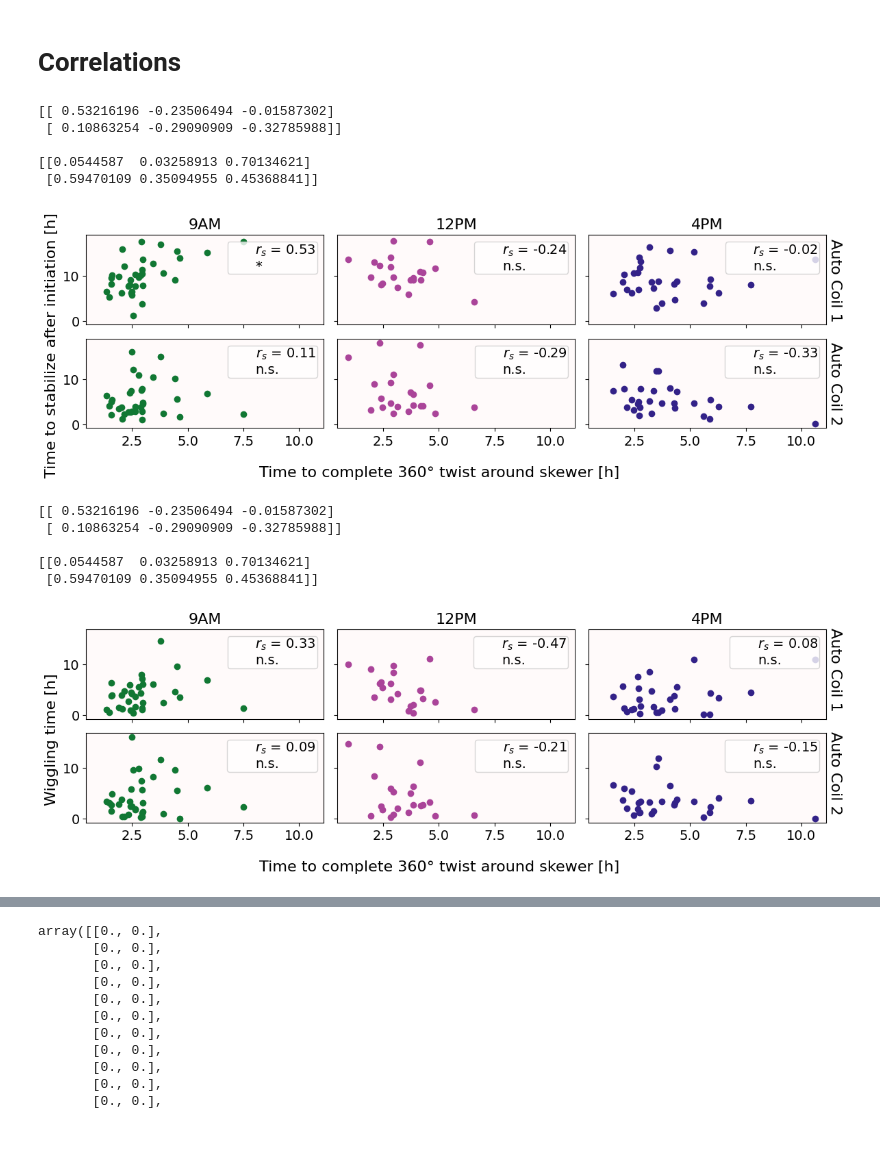
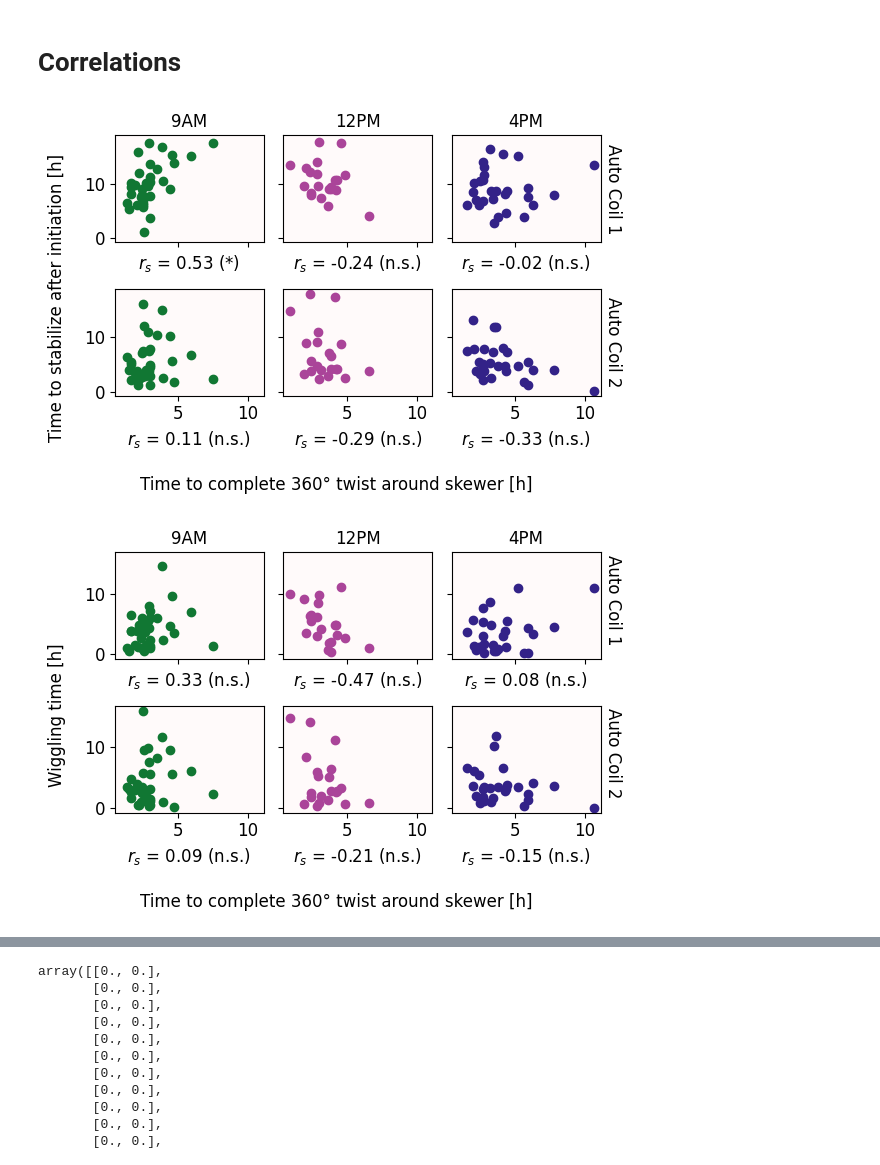
Before and after one commit to ejamezquita/cuscuta, a Jupyter notebook: jupyter/03_pd_wrangle.ipynb, the cells around one changed output, grey strips where cells are left out. Cells and saved outputs as stored; diff of their text form; code cells hidden in the pictures; blank space fills up the shorter version.

Commit message:
added figures

```diff
--- a/jupyter/03_pd_wrangle.ipynb
+++ b/jupyter/03_pd_wrangle.ipynb
@@ -1237,69 +1237,58 @@ for i in range(len(Times)):
 # %% [markdown]
 # Correlations
 # %%
-fig, ax = plt.subplots(2,3, figsize=(12,4), sharey=True, sharex=True)
+fig, ax = plt.subplots(2,3, figsize=(6,4), sharey=True, sharex=True)
 
+fs = 12
 for i in range(len(Times)):
     key = Times[i]
     for j in range(2):
         corr = stats.spearmanr(speed[key], quicks[key][:,j])
+        label='$r_s$ = {:.2f} ({})'.format(corr.statistic, singifscalar(corr.pvalue))
         ix = (j,i)
-        ax[ix].tick_params(labelsize=14)
-        ax[ix].scatter(speed[key], quicks[key][:,j], c=colors[i], label='$r_s$ = {:.2f}\n{}'.format(corr.statistic, singifscalar(corr.pvalue)) )
-        ax[ix].legend(loc='upper right', fontsize=14, markerscale=0, borderpad=0.1, handletextpad=0)
+        ax[ix].set_xlabel(label, fontsize=fs)
+        ax[ix].tick_params(labelsize=fs)
+        ax[ix].scatter(speed[key], quicks[key][:,j], c=colors[i])
         ax[ix].set_facecolor('snow')
-
-    ax[0,i].set_title(key, fontsize=16)
+    ax[0,i].set_title(key, fontsize=fs)
 
 for i in range(2):
-    ax[i,-1].text(11.5, 9, 'Auto Coil {}'.format(i+1), ha='center', va='center', color='k', rotation=270, fontsize=16)
+    ax[i,-1].text(12, 9, 'Auto Coil {}'.format(i+1), ha='center', va='center', color='k', rotation=270, fontsize=fs)
 
-fig.supxlabel('Time to complete 360° twist around skewer [h]', fontsize=16)
-fig.supylabel('Time to stabilize after initiation [h]', fontsize=16)
+fig.supxlabel('Time to complete 360° twist around skewer [h]', fontsize=fs)
+fig.supylabel('Time to stabilize after initiation [h]', fontsize=fs)
 fig.tight_layout()
-
-print(r2s, '\n\n', r2p, sep='')
 
 filename = dst + 'stabilization_vs_twisting'
 #plt.savefig(filename + '.svg', format='svg', bbox_inches='tight')
-#plt.savefig(filename + '.jpg', format='jpg', dpi=200, pil_kwargs={'optimize':True}, bbox_inches='tight')
+plt.savefig(filename + '.jpg', format='jpg', dpi=200, pil_kwargs={'optimize':True}, bbox_inches='tight')
 # %% [output]
-[[ 0.53216196 -0.23506494 -0.01587302]
- [ 0.10863254 -0.29090909 -0.32785988]]
-
-[[0.0544587  0.03258913 0.70134621]
- [0.59470109 0.35094955 0.45368841]]
-[figure, old version]
+[figure, new version]
 # %%
-fig, ax = plt.subplots(2,3, figsize=(12,4), sharey=True, sharex=True)
+fig, ax = plt.subplots(2,3, figsize=(6,4), sharey=True, sharex=True)
 
 for i in range(len(Times)):
     key = Times[i]
     for j in range(2):
         corr = stats.spearmanr(speed[key], wiggle[key][:,j])
-        ax[j,i].tick_params(labelsize=14)
-        ax[j,i].scatter(speed[key], wiggle[key][:,j], c=colors[i], label='$r_s$ = {:.2f}\n{}'.format(corr.statistic, singifscalar(corr.pvalue)) )
-        ax[j,i].legend(loc='upper right', fontsize=14, markerscale=0, borderpad=0.1, handletextpad=0)
-        ax[j,i].set_facecolor('snow')
-    ax[0,i].set_title(key, fontsize=16)
+        label='$r_s$ = {:.2f} ({})'.format(corr.statistic, singifscalar(corr.pvalue))
+        ix = (j,i)
+        ax[ix].set_xlabel(label, fontsize=fs)
+        ax[ix].tick_params(labelsize=fs)
+        ax[ix].scatter(speed[key], wiggle[key][:,j], c=colors[i])
+        ax[ix].set_facecolor('snow')
+    ax[0,i].set_title(key, fontsize=fs)
 
 for i in range(2):
-    ax[i,-1].text(11.5, 9, 'Auto Coil {}'.format(i+1), ha='center', va='center', color='k', rotation=270, fontsize=16)
+    ax[i,-1].text(12, 9, 'Auto Coil {}'.format(i+1), ha='center', va='center', color='k', rotation=270, fontsize=fs)
 
-fig.supxlabel('Time to complete 360° twist around skewer [h]', fontsize=16)
-fig.supylabel('Wiggling time [h]', fontsize=16)
+fig.supxlabel('Time to complete 360° twist around skewer [h]', fontsize=fs)
+fig.supylabel('Wiggling time [h]', fontsize=fs)
 fig.tight_layout()
 
-print(r2s, '\n\n', r2p, sep='')
-
 filename = dst + 'wiggling_vs_twisting'
-plt.savefig(filename + '.svg', format='svg', bbox_inches='tight')
+#plt.savefig(filename + '.svg', format='svg', bbox_inches='tight')
 plt.savefig(filename + '.jpg', format='jpg', dpi=200, pil_kwargs={'optimize':True}, bbox_inches='tight')
 # %% [output]
-[[ 0.53216196 -0.23506494 -0.01587302]
- [ 0.10863254 -0.29090909 -0.32785988]]
-
-[[0.0544587  0.03258913 0.70134621]
- [0.59470109 0.35094955 0.45368841]]
-[figure, old version]
+[figure, new version]
 # %%
```
Also changed, not shown: parts of 6 cells of this notebook, 16 other files.
